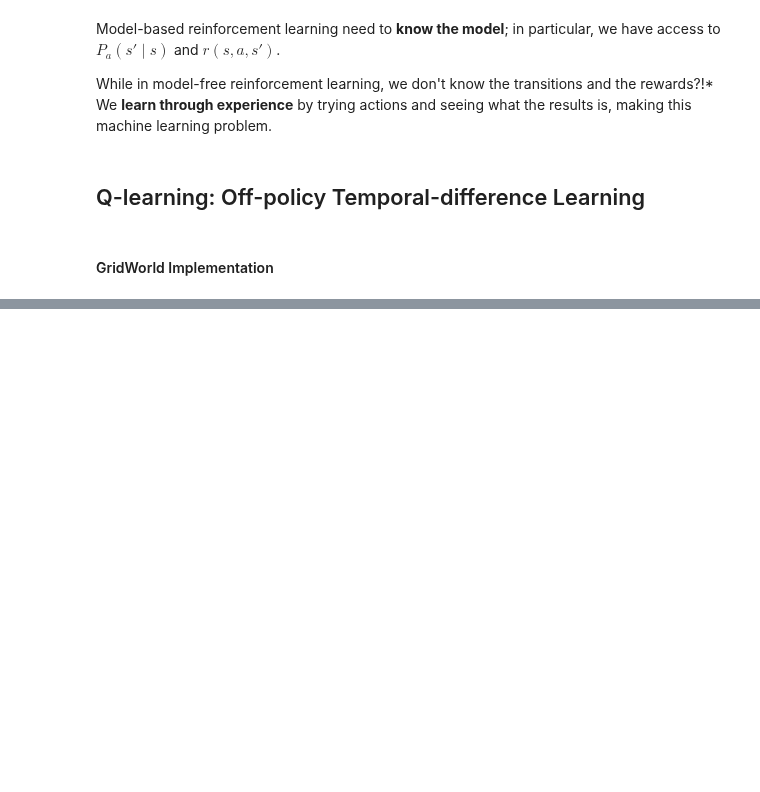
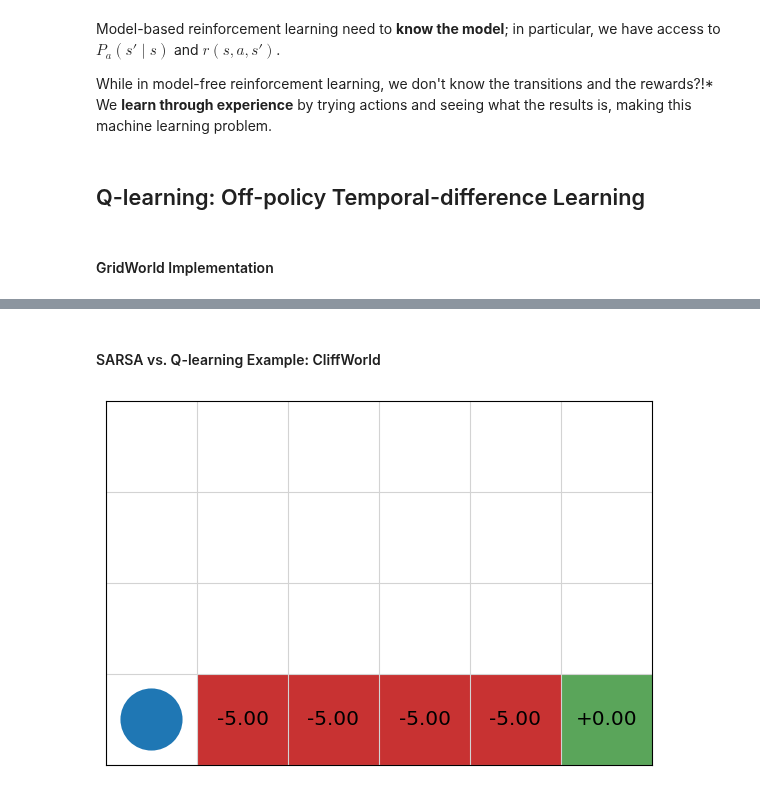
Before and after one commit to yshenbj/rl, a Jupyter notebook: rl_tutorial/temporal_difference.ipynb, the cells around one changed output, grey strips where cells are left out. Cells and saved outputs as stored; diff of their text form; code cells hidden in the pictures; blank space fills up the shorter version.

```diff
--- a/rl_tutorial/temporal_difference.ipynb
+++ b/rl_tutorial/temporal_difference.ipynb
@@ -1193,0 +1253,28 @@ NameError: name 'Qpolicy' is not defined
+# %% [markdown]
+#### SARSA vs. Q-learning Example: CliffWorld
+# %%
+class CliffWorld(GridWorld):
+    def __init__(
+        self,
+        noise=0.0,
+        discount_factor=1.0,
+        width=6,
+        height=4,
+        blocked_states=[],
+        action_cost=-0.05,
+        goals=[((1, 0), -5), ((2, 0), -5), ((3, 0), -5), ((4, 0), -5), ((5, 0), 0)],
+    ):
+        super().__init__(
+            noise=noise,
+            discount_factor=discount_factor,
+            width=width,
+            height=height,
+            blocked_states=blocked_states,
+            action_cost=action_cost,
+            goals=goals,
+        )
+# %%
+cliffworld = CliffWorld()
+cliffworld_image = cliffworld.visualise()
+# %% [output]
+[figure, added]
```
Also changed, not shown: parts of 39 cells of this notebook, 2 other files.
